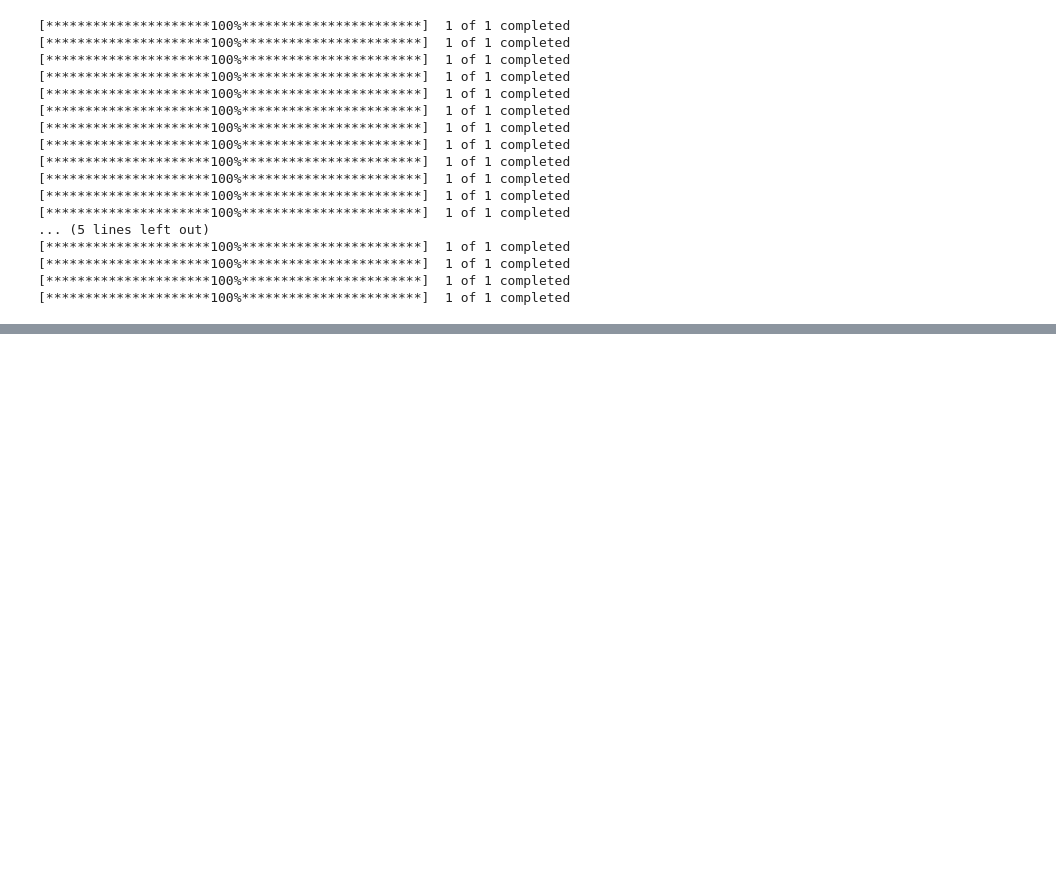
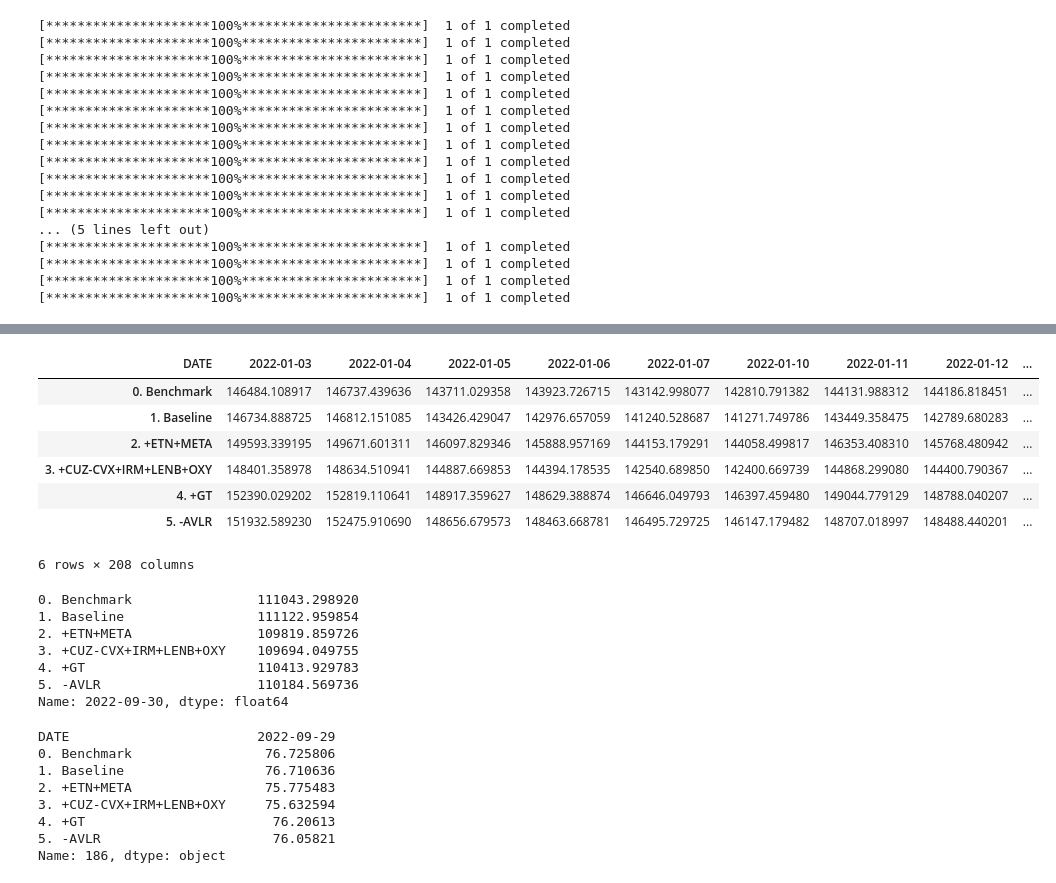
Before and after one commit to jforbes7/defperf, a Jupyter notebook: portfolio-performance.ipynb, the cells around one changed output, grey strips where cells are left out. Saved outputs shown, nothing was run; the diff lists cells and outputs as text; code cells hidden in the pictures; blank space fills up the shorter version.

```diff
--- a/portfolio-performance.ipynb
+++ b/portfolio-performance.ipynb
@@ -67,30 +85,56 @@ stocks_df = stocks_df.sort_index().infer_objects()
 # %%
 portfolio = scenario.iloc[0,:]
 mix = portfolio.iloc[1:].sort_index().astype('int')
 values = (pd.DataFrame(stocks_df.to_numpy())*((mix.to_numpy()).reshape(mix.shape[0],1)))
 values.columns = stocks_df.columns #set the header row as the df header
 values.set_index(stocks_df.index, inplace=True)
 values.dropna(axis=1, inplace=True)
 performance = [values.sum()]
 
 for i in list(range(1,scenario.shape[0])):
 
     portfolio = scenario.iloc[i,:]
     mix = portfolio.iloc[1:].sort_index().astype('int')
     values = (pd.DataFrame(stocks_df.to_numpy())*((mix.to_numpy()).reshape(mix.shape[0],1)))
     values.columns = stocks_df.columns #set the header row as the df header
     values.set_index(stocks_df.index, inplace=True)
     values.dropna(axis=1, inplace=True)
     performance = performance + [values.sum()]
 
 # performance = performance / performance[0][0] * 100
 
 performance = pd.DataFrame(performance)
 performance.set_index(scenario.index, inplace=True)
 performance.columns = values.columns
-performance = performance.divide((performance.loc['Benchmark','2021-01-04'])/100) # Change field and data for new normalization
+display(performance)
+display(performance['2022-09-30'])
+performance = performance.divide((performance.loc['0. Benchmark','2022-01-03'])/100) # Change field and data for new normalization
 performance = performance.transpose().reset_index()
-# performance
+display(performance.loc[186])
+# %% [output]
+| DATE | 2022-01-03 | 2022-01-04 | 2022-01-05 | 2022-01-06 | 2022-01-07 | 2022-01-10 | 2022-01-11 | 2022-01-12 | ... |
+| 0. Benchmark | 146484.108917 | 146737.439636 | 143711.029358 | 143923.726715 | 143142.998077 | 142810.791382 | 144131.988312 | 144186.818451 | ... |
+| 1. Baseline | 146734.888725 | 146812.151085 | 143426.429047 | 142976.657059 | 141240.528687 | 141271.749786 | 143449.358475 | 142789.680283 | ... |
+| 2. +ETN+META | 149593.339195 | 149671.601311 | 146097.829346 | 145888.957169 | 144153.179291 | 144058.499817 | 146353.408310 | 145768.480942 | ... |
+| 3. +CUZ-CVX+IRM+LENB+OXY | 148401.358978 | 148634.510941 | 144887.669853 | 144394.178535 | 142540.689850 | 142400.669739 | 144868.299080 | 144400.790367 | ... |
+| 4. +GT | 152390.029202 | 152819.110641 | 148917.359627 | 148629.388874 | 146646.049793 | 146397.459480 | 149044.779129 | 148788.040207 | ... |
+| 5. -AVLR | 151932.589230 | 152475.910690 | 148656.679573 | 148463.668781 | 146495.729725 | 146147.179482 | 148707.018997 | 148488.440201 | ... |
+6 rows × 208 columns
+0. Benchmark                111043.298920
+1. Baseline                 111122.959854
+2. +ETN+META                109819.859726
+3. +CUZ-CVX+IRM+LENB+OXY    109694.049755
+4. +GT                      110413.929783
+5. -AVLR                    110184.569736
+Name: 2022-09-30, dtype: float64
+DATE                        2022-09-29
+0. Benchmark                 76.725806
+1. Baseline                  76.710636
+2. +ETN+META                 75.775483
+3. +CUZ-CVX+IRM+LENB+OXY     75.632594
+4. +GT                        76.20613
+5. -AVLR                      76.05821
+Name: 186, dtype: object
 # %%
 import plotly.graph_objects as go
 
```
Also changed, not shown: parts of 4 cells of this notebook, 1 other file.
